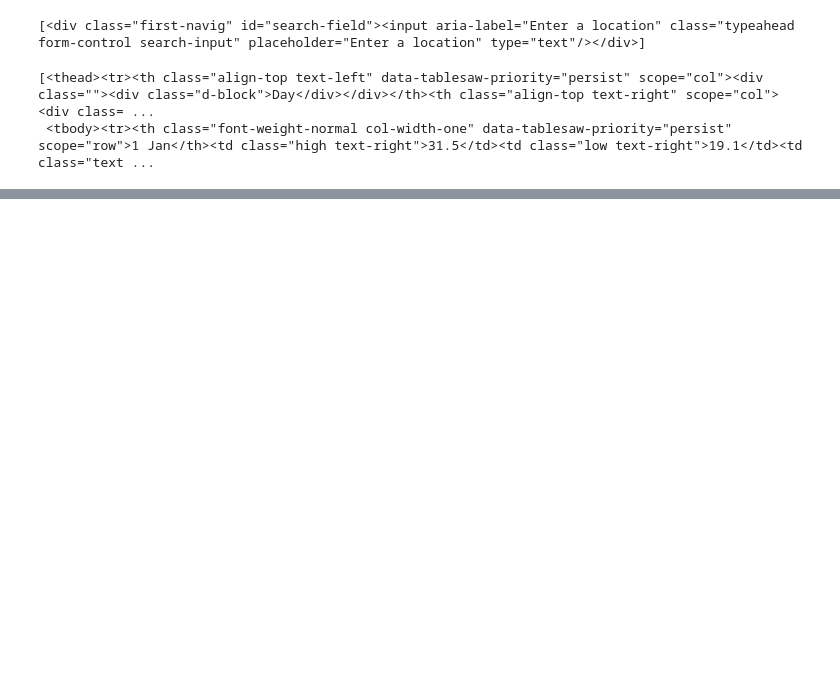
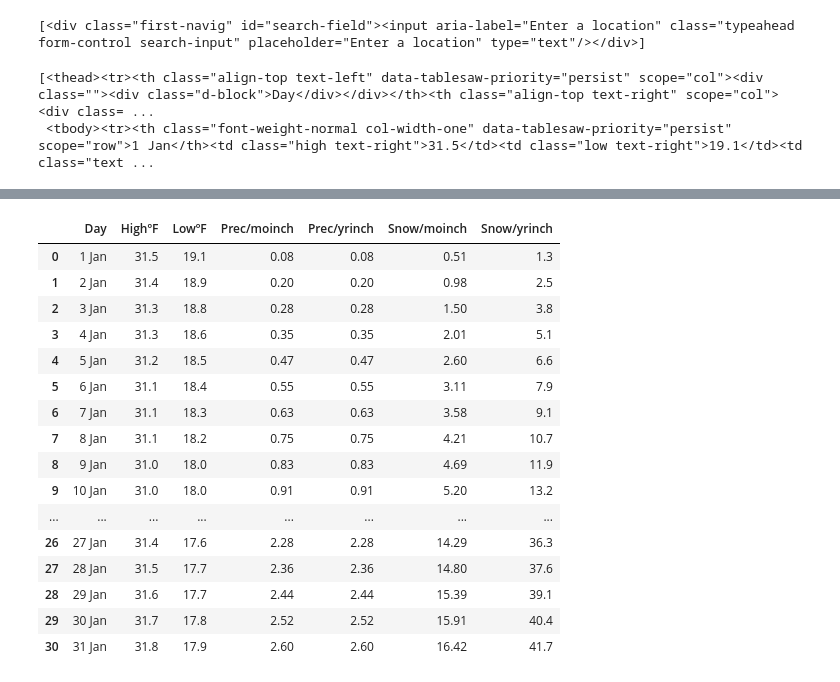
Before and after one commit to smeteo/Applied-DS-with-Python, a Jupyter notebook: 2_Applied_Plotting_Charting_Data_Representation_in_Python/Ann_Arbour_Weather.ipynb, the cells around one changed output, grey strips where cells are left out. Cells and saved outputs as stored; diff of their text form; code cells hidden in the pictures; blank space fills up the shorter version.

```diff
--- a/2_Applied_Plotting_Charting_Data_Representation_in_Python/Ann_Arbour_Weather.ipynb
+++ b/2_Applied_Plotting_Charting_Data_Representation_in_Python/Ann_Arbour_Weather.ipynb
@@ -68,0 +153,4 @@ table2[1].find_all('th')
+# %%
+import pandas as pd
+tablep=pd.read_html(base_site)
+tablep
@@ -68,0 +191,20 @@ table2[1].find_all('th')
+# %%
+tablep[2]
+# %% [output]
+|  | Day | HighºF | LowºF | Prec/moinch | Prec/yrinch | Snow/moinch | Snow/yrinch |
+| 0 | 1 Jan | 31.5 | 19.1 | 0.08 | 0.08 | 0.51 | 1.3 |
+| 1 | 2 Jan | 31.4 | 18.9 | 0.20 | 0.20 | 0.98 | 2.5 |
+| 2 | 3 Jan | 31.3 | 18.8 | 0.28 | 0.28 | 1.50 | 3.8 |
+| 3 | 4 Jan | 31.3 | 18.6 | 0.35 | 0.35 | 2.01 | 5.1 |
+| 4 | 5 Jan | 31.2 | 18.5 | 0.47 | 0.47 | 2.60 | 6.6 |
+| 5 | 6 Jan | 31.1 | 18.4 | 0.55 | 0.55 | 3.11 | 7.9 |
+| 6 | 7 Jan | 31.1 | 18.3 | 0.63 | 0.63 | 3.58 | 9.1 |
+| 7 | 8 Jan | 31.1 | 18.2 | 0.75 | 0.75 | 4.21 | 10.7 |
+| 8 | 9 Jan | 31.0 | 18.0 | 0.83 | 0.83 | 4.69 | 11.9 |
+| 9 | 10 Jan | 31.0 | 18.0 | 0.91 | 0.91 | 5.20 | 13.2 |
+| ... | ... | ... | ... | ... | ... | ... | ... |
+| 26 | 27 Jan | 31.4 | 17.6 | 2.28 | 2.28 | 14.29 | 36.3 |
+| 27 | 28 Jan | 31.5 | 17.7 | 2.36 | 2.36 | 14.80 | 37.6 |
+| 28 | 29 Jan | 31.6 | 17.7 | 2.44 | 2.44 | 15.39 | 39.1 |
+| 29 | 30 Jan | 31.7 | 17.8 | 2.52 | 2.52 | 15.91 | 40.4 |
+| 30 | 31 Jan | 31.8 | 17.9 | 2.60 | 2.60 | 16.42 | 41.7 |
```
Also changed, not shown: parts of 8 cells of this notebook.
